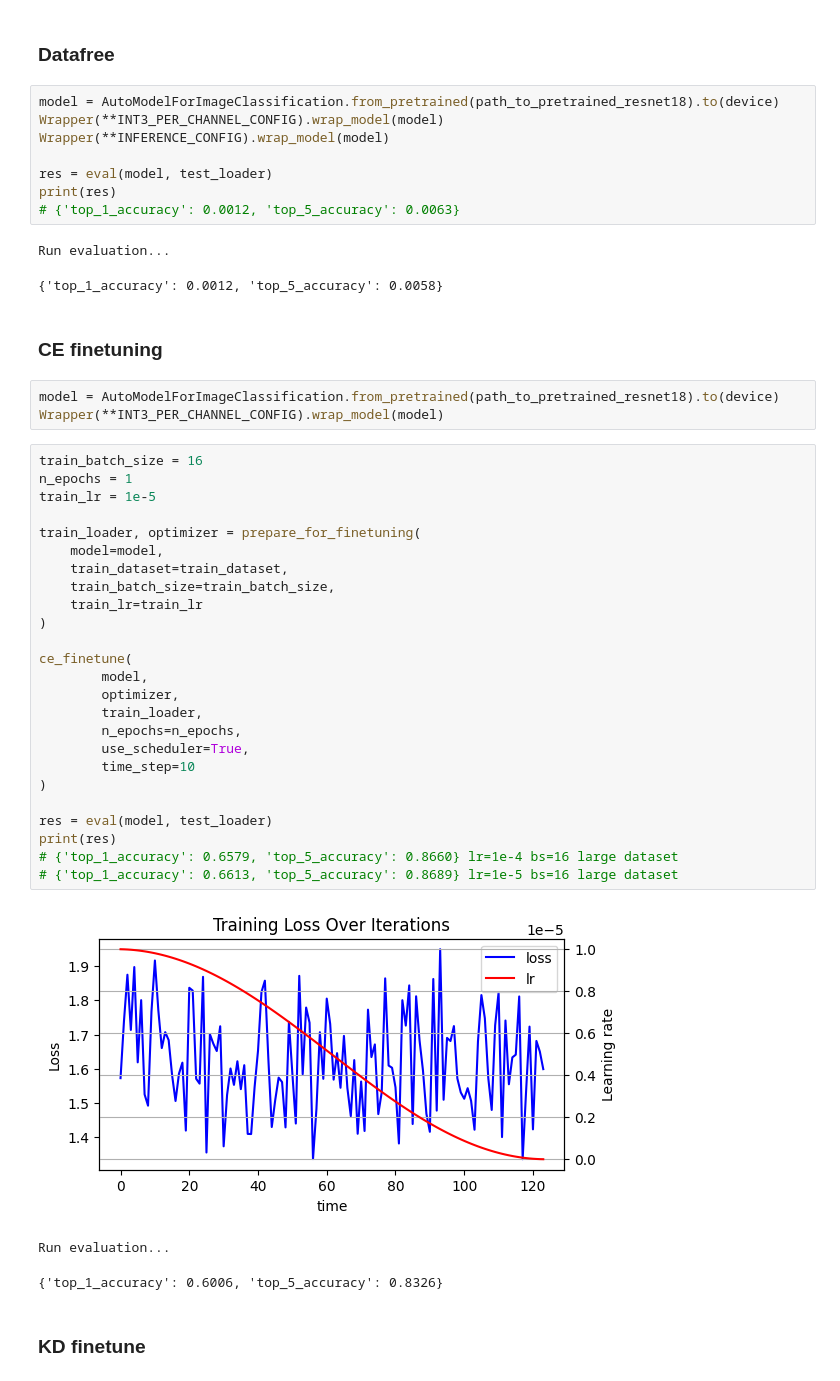
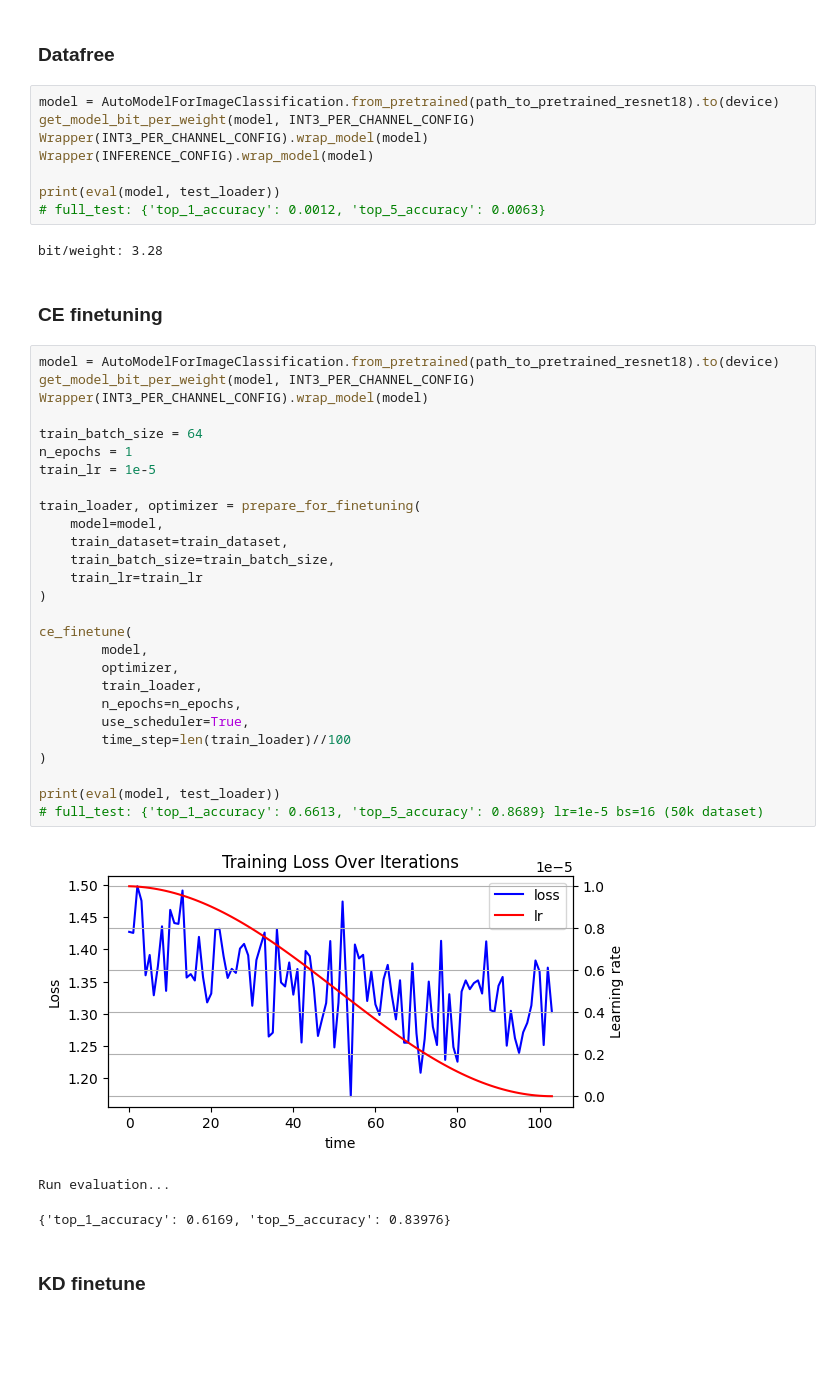
Before and after one commit to MiShutov/QuantizationBasics, a Jupyter notebook: scalar_quantization.ipynb, the cells around one changed output. Drawn from its saved outputs; the diff is of its cells as text; blank space fills up the shorter version.

Commit message:
push model, bit_per_weight module

```diff
--- a/scalar_quantization.ipynb
+++ b/scalar_quantization.ipynb
@@ -244,48 +253,46 @@ from resources.wrap_configs import (INT3_PER_CHANNEL_CONFIG,
 ### Datafree
 # %%
 model = AutoModelForImageClassification.from_pretrained(path_to_pretrained_resnet18).to(device)
-Wrapper(**INT3_PER_CHANNEL_CONFIG).wrap_model(model)
-Wrapper(**INFERENCE_CONFIG).wrap_model(model)
+get_model_bit_per_weight(model, INT3_PER_CHANNEL_CONFIG)
+Wrapper(INT3_PER_CHANNEL_CONFIG).wrap_model(model)
+Wrapper(INFERENCE_CONFIG).wrap_model(model)
 
-res = eval(model, test_loader)
-print(res)
-# {'top_1_accuracy': 0.0012, 'top_5_accuracy': 0.0063}
+print(eval(model, test_loader))
+# full_test: {'top_1_accuracy': 0.0012, 'top_5_accuracy': 0.0063}
 # %% [output]
-Run evaluation...
+bit/weight: 3.28
-{'top_1_accuracy': 0.0012, 'top_5_accuracy': 0.0058}
 # %% [markdown]
 ### CE finetuning
-# %%
-model = AutoModelForImageClassification.from_pretrained(path_to_pretrained_resnet18).to(device)
-Wrapper(**INT3_PER_CHANNEL_CONFIG).wrap_model(model)
 # %%
-train_batch_size = 16
+model = AutoModelForImageClassification.from_pretrained(path_to_pretrained_resnet18).to(device)
+get_model_bit_per_weight(model, INT3_PER_CHANNEL_CONFIG)
+Wrapper(INT3_PER_CHANNEL_CONFIG).wrap_model(model)
+
+train_batch_size = 64
 n_epochs = 1
 train_lr = 1e-5
 
 train_loader, optimizer = prepare_for_finetuning(
 	model=model,
 	train_dataset=train_dataset,
 	train_batch_size=train_batch_size,
 	train_lr=train_lr
 )
 
 ce_finetune(
         model,
         optimizer,
         train_loader,
         n_epochs=n_epochs,
         use_scheduler=True,
-        time_step=10
+        time_step=len(train_loader)//100
 )
 
-res = eval(model, test_loader)
-print(res)
-# {'top_1_accuracy': 0.6579, 'top_5_accuracy': 0.8660} lr=1e-4 bs=16 large dataset
-# {'top_1_accuracy': 0.6613, 'top_5_accuracy': 0.8689} lr=1e-5 bs=16 large dataset
+print(eval(model, test_loader))
+# full_test: {'top_1_accuracy': 0.6613, 'top_5_accuracy': 0.8689} lr=1e-5 bs=16 (50k dataset)
 # %% [output]
-[figure, old version]
+[figure, new version]
 Run evaluation...
-{'top_1_accuracy': 0.6006, 'top_5_accuracy': 0.8326}
+{'top_1_accuracy': 0.6169, 'top_5_accuracy': 0.83976}
 # %% [markdown]
 ### KD finetune
```
Also changed, not shown: parts of 29 cells of this notebook, 14 other files.
